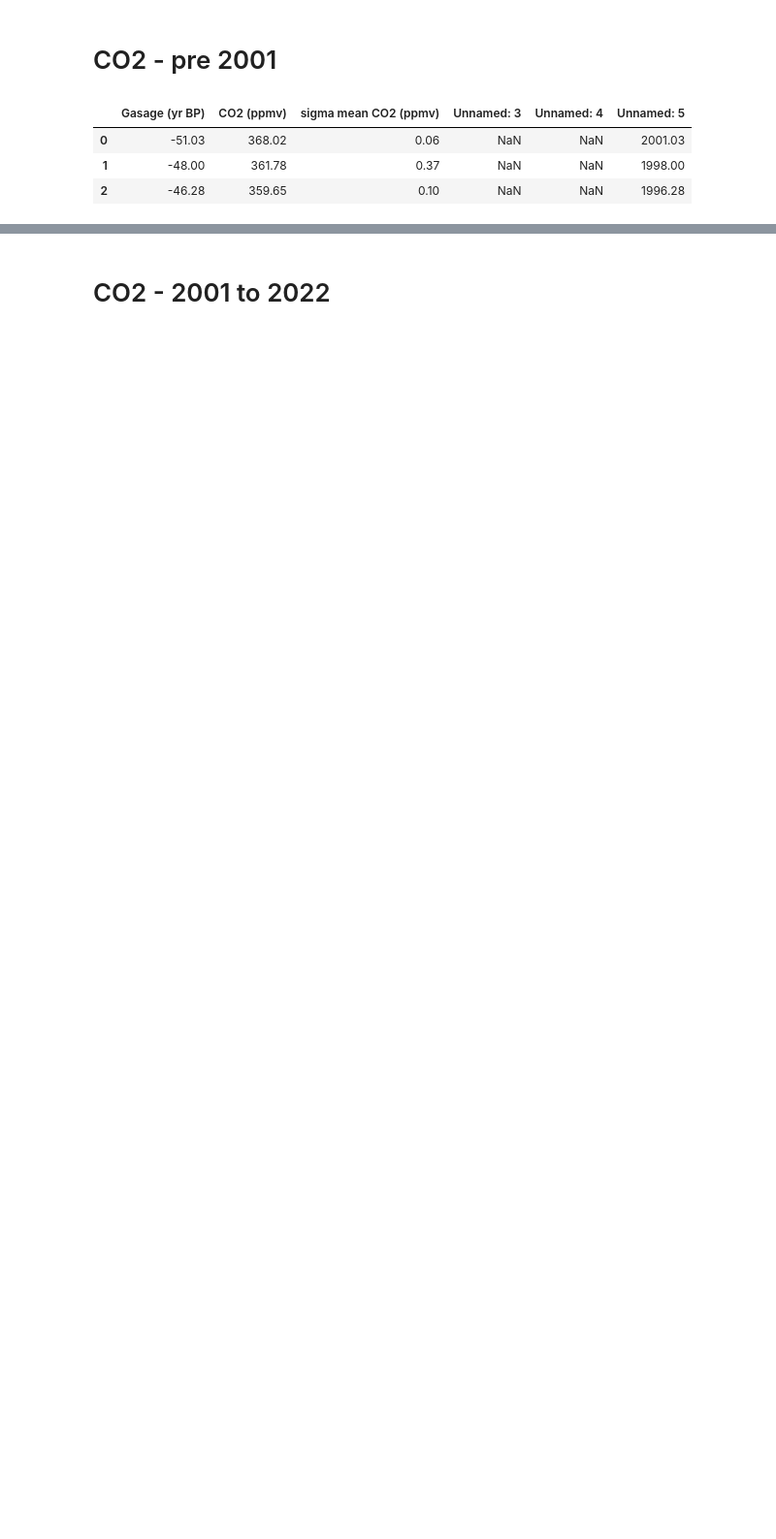
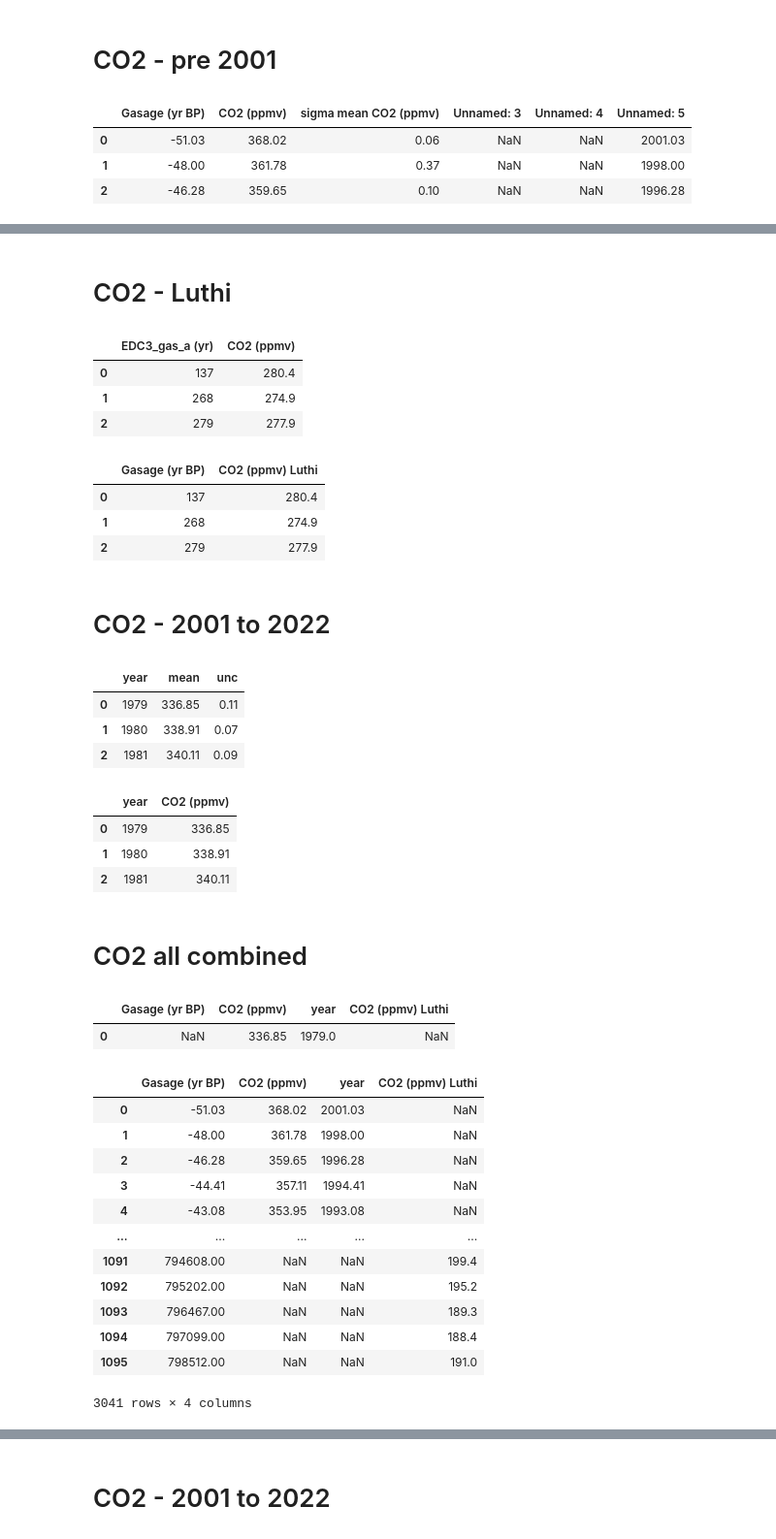
Before and after one commit to nurbujang/2progdaw23, a Jupyter notebook: data.ipynb, the cells around one changed output, grey strips where cells are left out. Shown at 97% size. Drawn from its saved outputs; the diff is of its cells as text; code cells hidden in the pictures; blank space fills up the shorter version.

```diff
--- a/data.ipynb
+++ b/data.ipynb
@@ -13,3 +15,8 @@ df_co2_pre2001.head(3)
 | 2 | -46.28 | 359.65 | 0.10 | NaN | NaN | 1996.28 |
 # %%
 df_co2_pre2001 = df_co2_pre2001.iloc[:, :2].copy()
+# %%
+df_co2_pre2001['year'] = (np.negative(df_co2_pre2001['Gasage (yr BP) '])
+                          + 1950)
+
+df_co2_pre2001.head(3)
@@ -15,0 +28,67 @@ df_co2_pre2001 = df_co2_pre2001.iloc[:, :2].copy()
+# %% [markdown]
+# CO2 - Luthi
+# %%
+df_co2_luthi = pd.read_csv('data/co2/coluthi.csv')
+df_co2_luthi.head(3)
+# %% [output]
+|  | EDC3_gas_a (yr) | CO2 (ppmv) |
+| 0 | 137 | 280.4 |
+| 1 | 268 | 274.9 |
+| 2 | 279 | 277.9 |
+# %%
+df_co2_luthi.rename(columns={'EDC3_gas_a (yr)': 'Gasage (yr BP) ',
+                            'CO2 (ppmv)': 'CO2 (ppmv) Luthi'},
+                    inplace=True)
+# %%
+df_co2_luthi.head(3)
+# %% [output]
+|  | Gasage (yr BP) | CO2 (ppmv) Luthi |
+| 0 | 137 | 280.4 |
+| 1 | 268 | 274.9 |
+| 2 | 279 | 277.9 |
+# %% [markdown]
+# CO2 - 2001 to 2022
+# %%
+df_co2_post2001 = pd.read_csv('data/co2/conoaa1979-2022.csv', skiprows=37)
+df_co2_post2001.head(3)
+# %% [output]
+|  | year | mean | unc |
+| 0 | 1979 | 336.85 | 0.11 |
+| 1 | 1980 | 338.91 | 0.07 |
+| 2 | 1981 | 340.11 | 0.09 |
+# %%
+df_co2_post2001 = df_co2_post2001.iloc[:, :2].copy()
+df_co2_post2001.rename(columns={'mean': 'CO2 (ppmv)'}, inplace=True)
+df_co2_post2001.head(3)
+# %% [output]
+|  | year | CO2 (ppmv) |
+| 0 | 1979 | 336.85 |
+| 1 | 1980 | 338.91 |
+| 2 | 1981 | 340.11 |
+# %% [markdown]
+# CO2 all combined
+# %%
+df_co2_all = pd.concat([
+    df_co2_pre2001, df_co2_post2001, df_co2_luthi
+])
+# %%
+df_co2_all[df_co2_all['CO2 (ppmv)'] == 336.85]
+# %% [output]
+|  | Gasage (yr BP) | CO2 (ppmv) | year | CO2 (ppmv) Luthi |
+| 0 | NaN | 336.85 | 1979.0 | NaN |
+# %%
+df_co2_all
+# %% [output]
+|  | Gasage (yr BP) | CO2 (ppmv) | year | CO2 (ppmv) Luthi |
+| 0 | -51.03 | 368.02 | 2001.03 | NaN |
+| 1 | -48.00 | 361.78 | 1998.00 | NaN |
+| 2 | -46.28 | 359.65 | 1996.28 | NaN |
+| 3 | -44.41 | 357.11 | 1994.41 | NaN |
+| 4 | -43.08 | 353.95 | 1993.08 | NaN |
+| ... | ... | ... | ... | ... |
+| 1091 | 794608.00 | NaN | NaN | 199.4 |
+| 1092 | 795202.00 | NaN | NaN | 195.2 |
+| 1093 | 796467.00 | NaN | NaN | 189.3 |
+| 1094 | 797099.00 | NaN | NaN | 188.4 |
+| 1095 | 798512.00 | NaN | NaN | 191.0 |
+3041 rows × 4 columns
```
Also changed, not shown: parts of 30 cells of this notebook, 3 other files.
